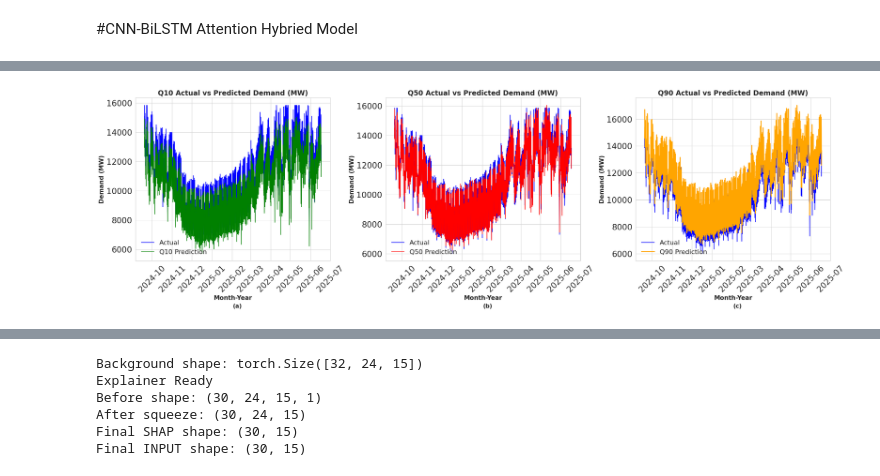
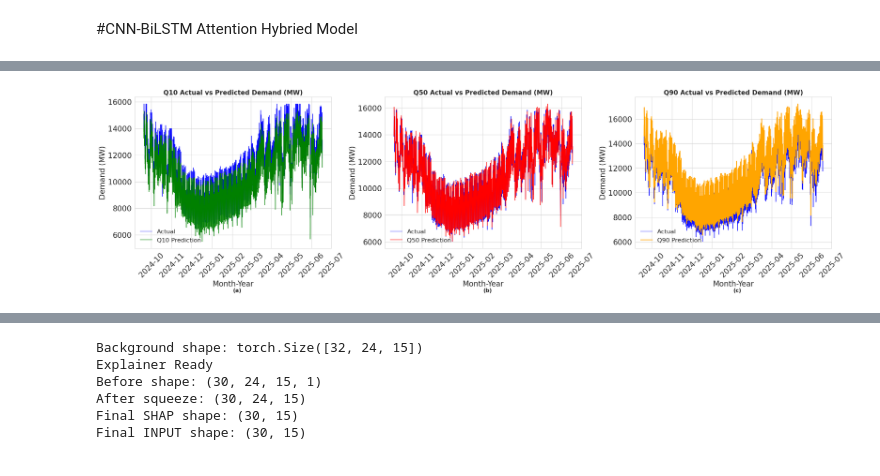
Before and after one commit to Joydas2003/Electrical-Load-Forcasting-Ml, a Jupyter notebook: Machine Learning Based short term Electrical Load Forcasting.ipynb, the cells around one changed output, grey strips where cells are left out. Saved outputs shown, nothing was run; the diff lists cells and outputs as text; code cells hidden in the pictures.

```diff
--- a/Machine Learning Based short term Electrical Load Forcasting.ipynb
+++ b/Machine Learning Based short term Electrical Load Forcasting.ipynb
@@ -762,7 +758,7 @@ Passing `palette` without assigning `hue` is deprecated and will be removed in v
 
 sns.set_theme(style="whitegrid", context="paper")
 
-plt.figure(figsize=(12, 5))
+plt.figure(figsize=(12, 7))
 
 ax = sns.boxplot(
     x="month",
@@ -775,8 +771,8 @@ ax = sns.boxplot(
 )
 
 # Labels
-ax.set_xlabel("Month", fontsize=13, fontweight='bold')
-ax.set_ylabel("Electricity Demand (MW)", fontsize=13, fontweight='bold')
+ax.set_xlabel("Month", fontsize=14)
+ax.set_ylabel("Electricity Demand (MW)",fontsize=14)
 
 # Title
 ax.set_title("Monthly Electricity Demand Distribution",
@@ -793,7 +789,7 @@ ax.tick_params(axis='both', labelsize=11)
 
 plt.tight_layout()
 
-plt.savefig("plot.png", dpi=300, bbox_inches='tight')
+plt.savefig("plot.png", dpi=600, bbox_inches='tight')
 from google.colab import files
 
 files.download("plot.png")
@@ -1952,7 +1930,7 @@ import matplotlib.dates as mdates
 time_index = y.iloc[train_size + val_size + w:].index
 time_index = pd.to_datetime(time_index)
 
-fig, axes = plt.subplots(1, 3, figsize=(26, 8))
+fig, axes = plt.subplots(1, 3, figsize=(28, 8))
 
 for ax in axes:
     ax.tick_params(
@@ -1981,8 +1959,8 @@ axes[0].set_title(
     fontweight="bold"
 )
 
-axes[0].set_xlabel("Month-Year",fontsize=15,fontweight="bold")
-axes[0].set_ylabel("Demand (MW)",fontsize=15,fontweight="bold")
+axes[0].set_xlabel("Month-Year",fontsize=20)
+axes[0].set_ylabel("Demand (MW)",fontsize=20)
 
 axes[0].xaxis.set_major_formatter(
     mdates.DateFormatter("%Y-%m")
@@ -2023,8 +2001,8 @@ axes[1].set_title(
     fontweight="bold"
 )
 
-axes[1].set_xlabel("Month-Year",fontsize=15,fontweight="bold")
-axes[1].set_ylabel("Demand (MW)",fontsize=15,fontweight="bold")
+axes[1].set_xlabel("Month-Year",fontsize=20)
+axes[1].set_ylabel("Demand (MW)",fontsize=20)
 
 axes[1].xaxis.set_major_formatter(
     mdates.DateFormatter("%Y-%m")
@@ -2066,8 +2044,8 @@ axes[2].set_title(
     fontweight="bold"
 )
 
-axes[2].set_xlabel("Month-Year",fontsize=15,fontweight="bold")
-axes[2].set_ylabel("Demand (MW)",fontsize=15,fontweight="bold")
+axes[2].set_xlabel("Month-Year",fontsize=20)
+axes[2].set_ylabel("Demand (MW)",fontsize=20)
 
 axes[2].xaxis.set_major_formatter(
     mdates.DateFormatter("%Y-%m")
@@ -2076,34 +2054,34 @@ axes[2].xaxis.set_major_formatter(
 axes[2].tick_params(axis="x", rotation=45)
 
 axes[2].legend(fontsize=16,loc="lower left",frameon=False)
 
 axes[2].text(
     0.5,
     -0.28,
     "(c)",
     transform=axes[2].transAxes,
     fontsize=14,
     fontweight="bold",
     va="center"
 )
 
 plt.tight_layout()
 
 plt.savefig(
     "Q10_Q50_Q90_Combined.png",
     dpi=800,
     bbox_inches="tight"
 )
 
 from google.colab import files
 files.download("Q10_Q50_Q90_Combined.png")
 
 plt.show()
 plt.close()
 # %% [output]
 [interactive output not drawn]
 [interactive output not drawn]
-[figure, old version]
+[figure, new version]
 # %%
 fig, axes = plt.subplots(1, 3, figsize=(26, 8))
 
```
Also changed, not shown: parts of 39 cells of this notebook.
